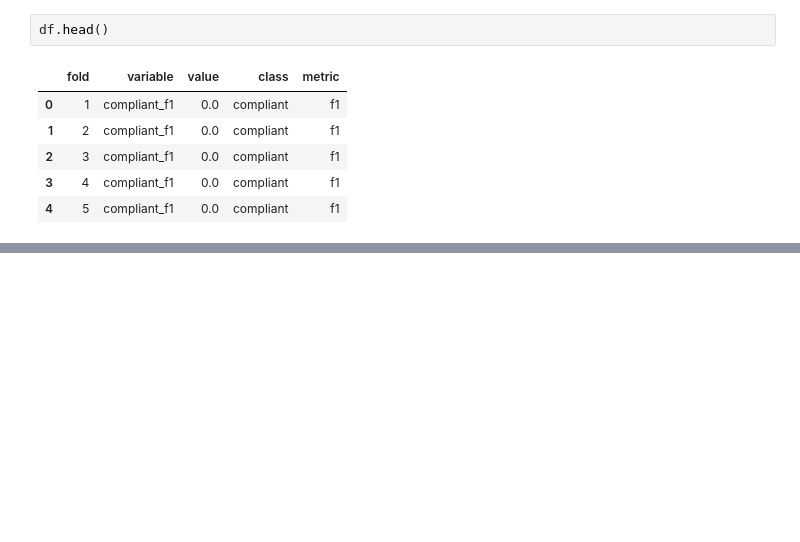
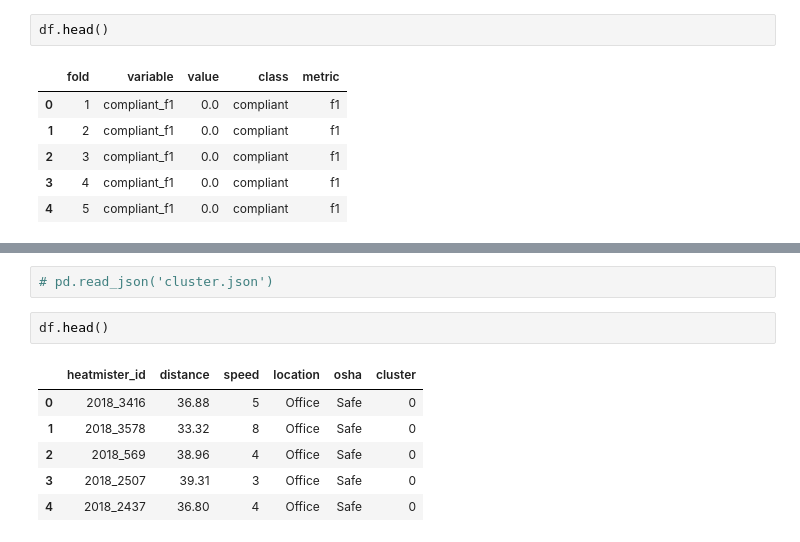
Before and after one commit to GalenWQ/CS321OshaProject, a Jupyter notebook: plotting.ipynb, the cells around one changed output, grey strips where cells are left out. Drawn from its saved outputs; the diff is of its cells as text; blank space fills up the shorter version.

```diff
--- a/plotting.ipynb
+++ b/plotting.ipynb
@@ -74,0 +111,11 @@ make_plot(cols)
+# %%
+# pd.read_json('cluster.json')
+# %%
+df.head()
+# %% [output]
+|  | heatmister_id | distance | speed | location | osha | cluster |
+| 0 | 2018_3416 | 36.88 | 5 | Office | Safe | 0 |
+| 1 | 2018_3578 | 33.32 | 8 | Office | Safe | 0 |
+| 2 | 2018_569 | 38.96 | 4 | Office | Safe | 0 |
+| 3 | 2018_2507 | 39.31 | 3 | Office | Safe | 0 |
+| 4 | 2018_2437 | 36.80 | 4 | Office | Safe | 0 |
```
Also changed, not shown: parts of 20 cells of this notebook, 7 other files.
